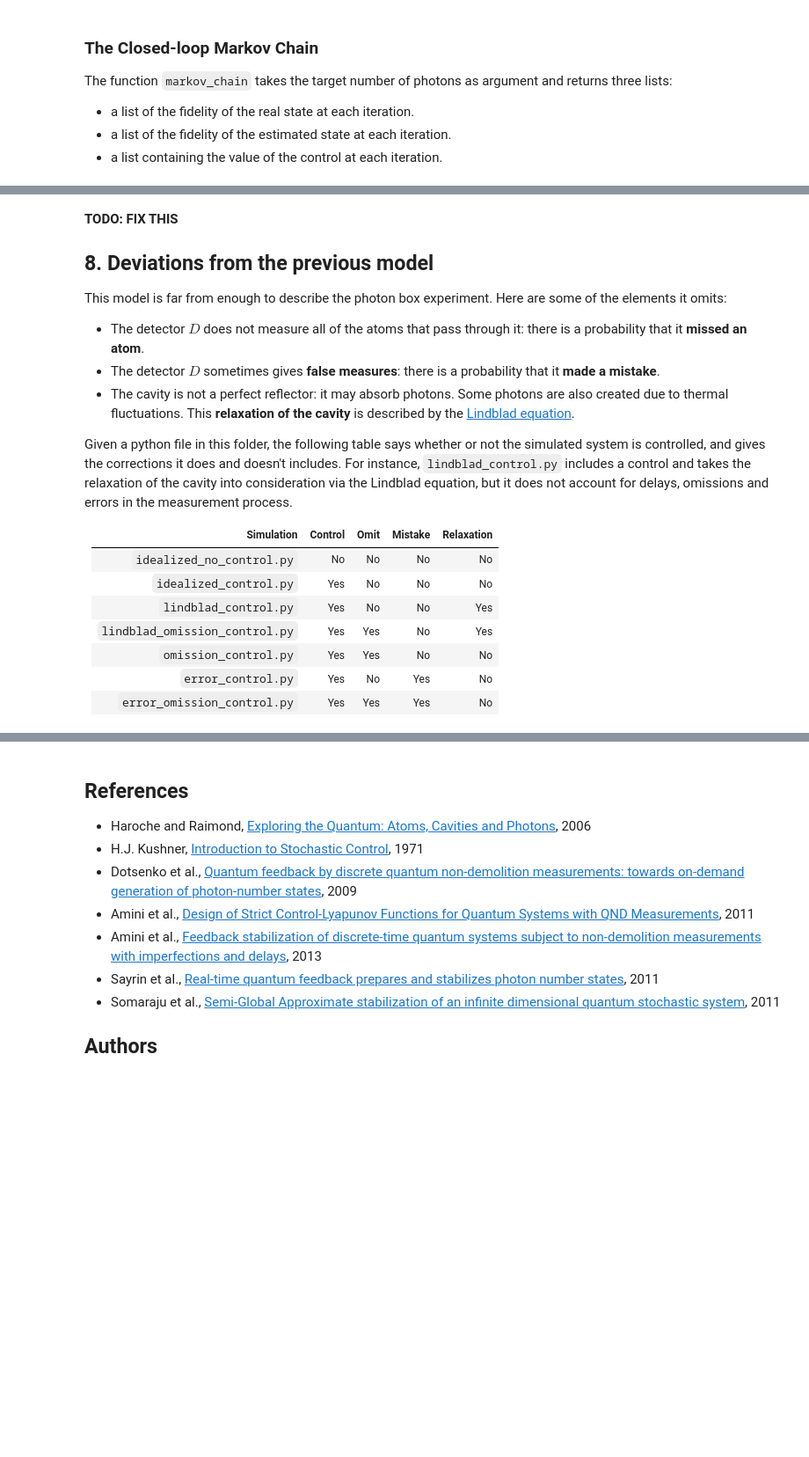
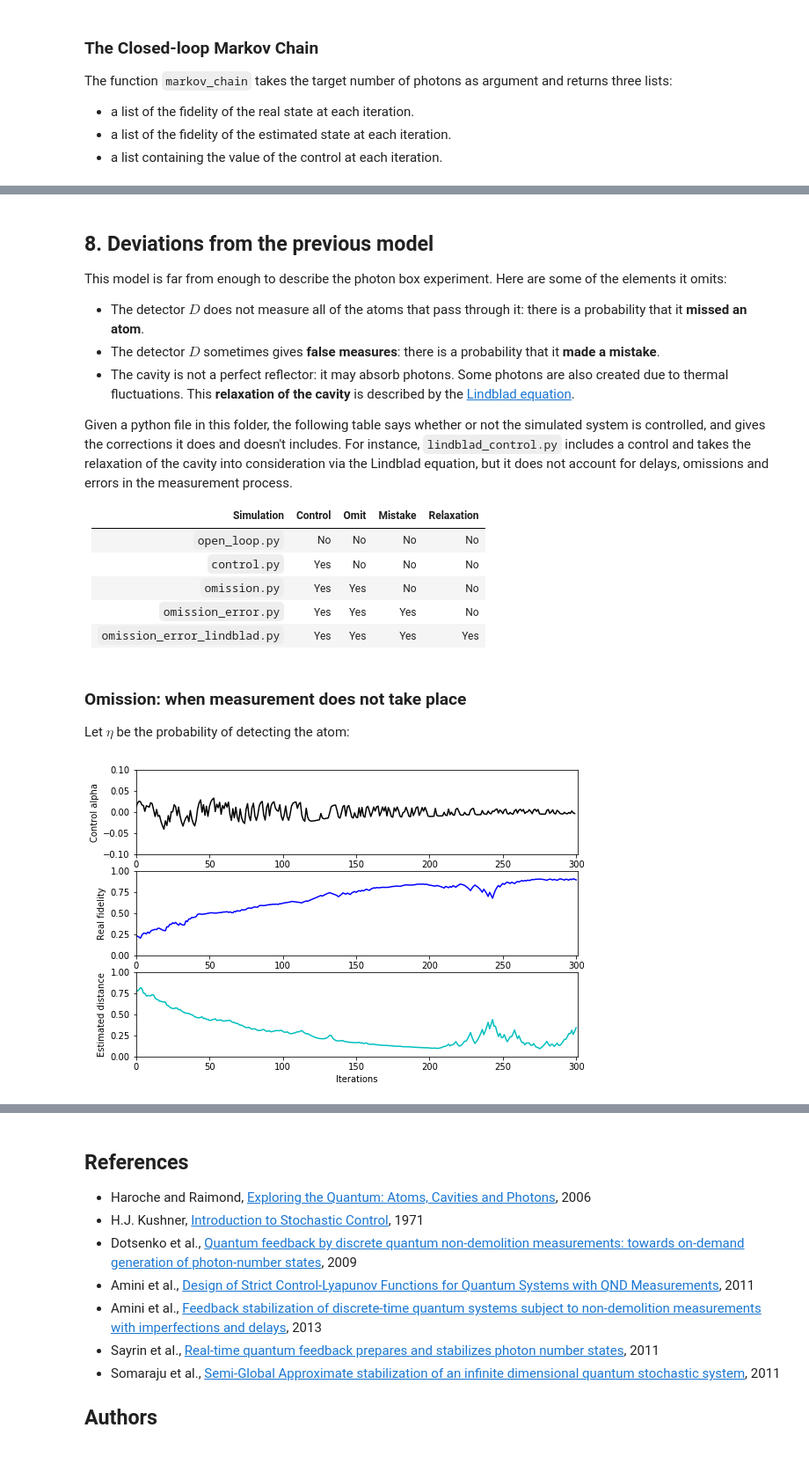
Before and after one commit to denainjs/Photon-Box, a Jupyter notebook: Photon-Box.ipynb, the cells around one changed output, grey strips where cells are left out. Shown at 88% size. Cells and saved outputs as stored; diff of their text form; code cells hidden in the pictures; blank space fills up the shorter version.

````diff
--- a/Photon-Box.ipynb
+++ b/Photon-Box.ipynb
@@ -337,6 +294,4 @@ plt.plot(np.arange(num_steps + 1), idealized_control_fidelity_values)
 # %% [markdown]
-**TODO: FIX THIS**
-
 ## 8. Deviations from the previous model
 
 This model is far from enough to describe the photon box experiment. Here are some of the elements it omits:
@@ -351,10 +306,11 @@ Given a python file in this folder, the following table says whether or not the
 
 | Simulation                        | Control | Omit | Mistake | Relaxation |
 | :--------------------------------:|:-------:| :---:| :------:| :---------:|
-| ```idealized_no_control.py```     |  No     | No   | No      | No         |
-| ```idealized_control.py```        |  Yes    | No   | No      | No         |
-| ```lindblad_control.py```         |  Yes    | No   | No      | Yes        |
-| ```lindblad_omission_control.py```|  Yes    | Yes  | No      | Yes        |
-| ```omission_control.py```         |  Yes    | Yes  | No      | No         |
-| ```error_control.py```            |  Yes    | No   | Yes     | No         |
-| ```error_omission_control.py```   |  Yes    | Yes  | Yes     | No         |
+| ```open_loop.py```                |  No     | No   | No      | No         |
+| ```control.py```                  |  Yes    | No   | No      | No         |
+| ```omission.py```                 |  Yes    | Yes  | No      | No         |
+| ```omission_error.py```           |  Yes    | Yes  | Yes     | No         |
+| ```omission_error_lindblad.py```  |  Yes    | Yes  | Yes     | Yes        |
+# %% [markdown]
+### Omission: when measurement does not take place
+Let $\eta$ be the probability of detecting the atom:
@@ -360,0 +322,6 @@ Given a python file in this folder, the following table says whether or not the
+# %%
+%run omission.py
+res = omission_markov_chain()
+display_results_fidelity(res)
+# %% [output]
+[figure, added]
````
Also changed, not shown: parts of 26 cells of this notebook, 22 other files.
